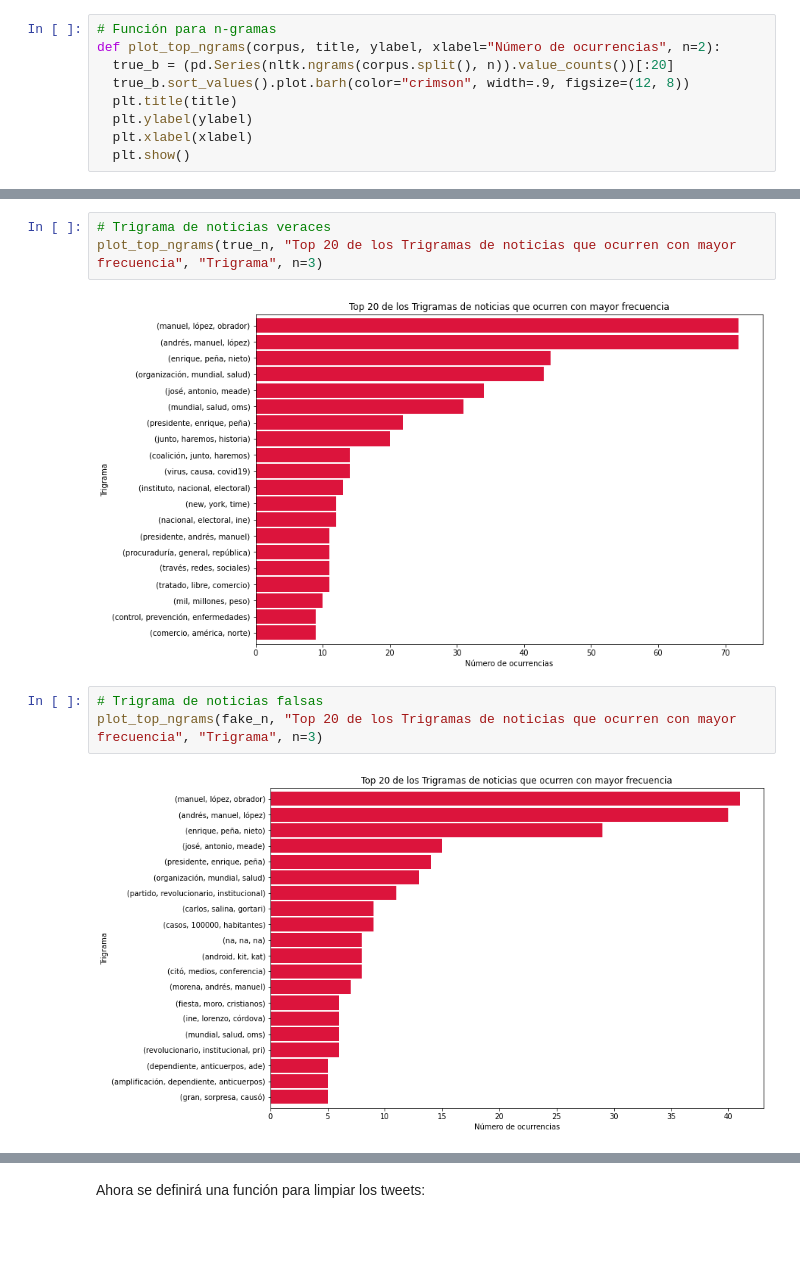
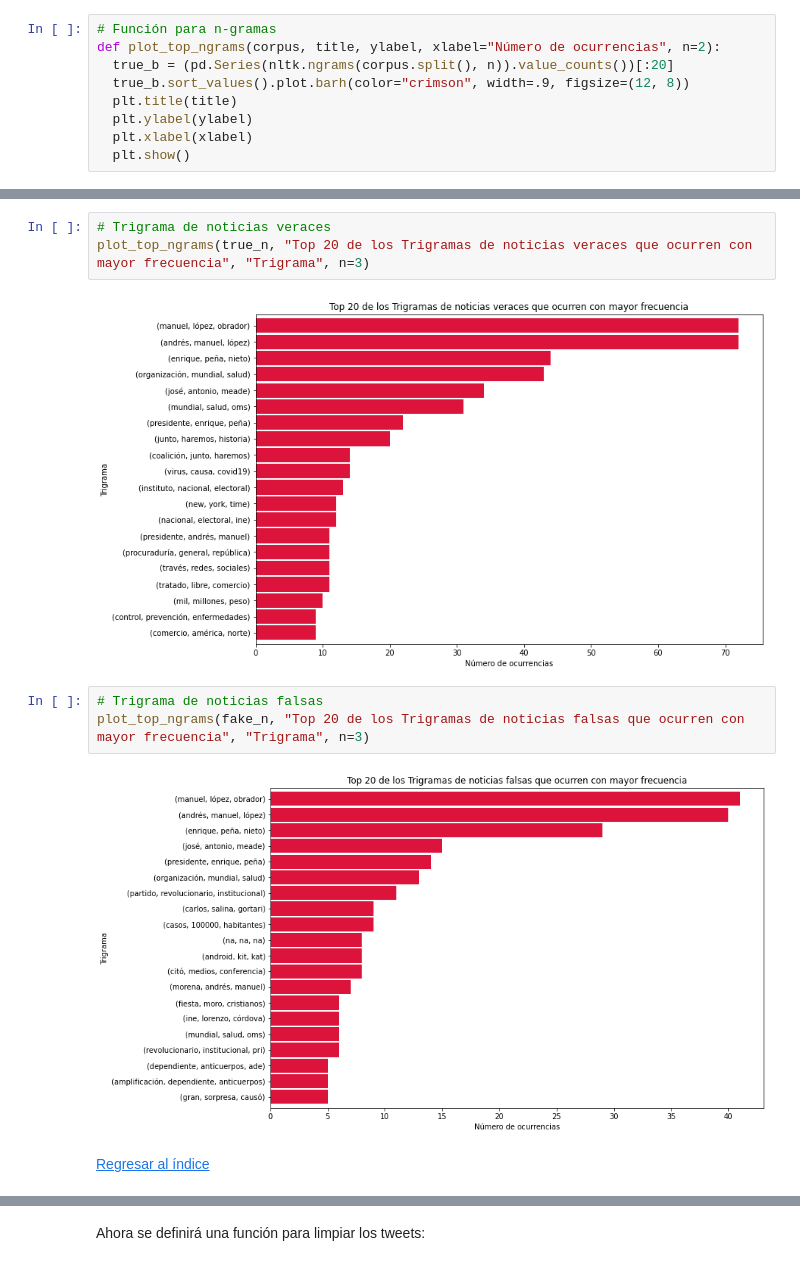
Before and after one commit to jpanti/BEDU_sesion8, a Jupyter notebook: Procesamiento_de_Datos_con_Python_Santander_2022_Equipo_3_BEDU.ipynb, the cells around one changed output, grey strips where cells are left out. Cells and saved outputs as stored; diff of their text form; blank space fills up the shorter version.

```diff
--- a/Procesamiento_de_Datos_con_Python_Santander_2022_Equipo_3_BEDU.ipynb
+++ b/Procesamiento_de_Datos_con_Python_Santander_2022_Equipo_3_BEDU.ipynb
@@ -928,11 +943,13 @@ plot_top_ngrams(fake_n, "Top 20 de los Bigramas de noticias que ocurren con mayo
 # %%
 # Trigrama de noticias veraces
-plot_top_ngrams(true_n, "Top 20 de los Trigramas de noticias que ocurren con mayor frecuencia", "Trigrama", n=3)
+plot_top_ngrams(true_n, "Top 20 de los Trigramas de noticias veraces que ocurren con mayor frecuencia", "Trigrama", n=3)
 # %% [output]
-[figure, old version]
+[figure, new version]
 # %%
 # Trigrama de noticias falsas
-plot_top_ngrams(fake_n, "Top 20 de los Trigramas de noticias que ocurren con mayor frecuencia", "Trigrama", n=3)
+plot_top_ngrams(fake_n, "Top 20 de los Trigramas de noticias falsas que ocurren con mayor frecuencia", "Trigrama", n=3)
 # %% [output]
-[figure, old version]
+[figure, new version]
+# %% [markdown]
+[Regresar al índice](#section_0)
 # %% [markdown]
```
Also changed, not shown: parts of 41 cells of this notebook.
